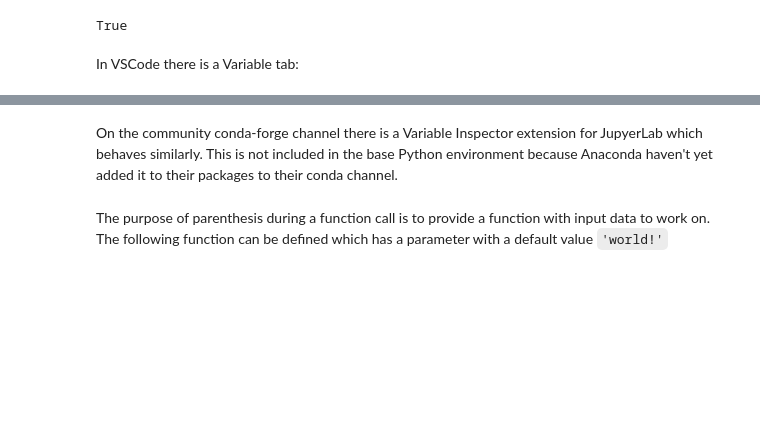
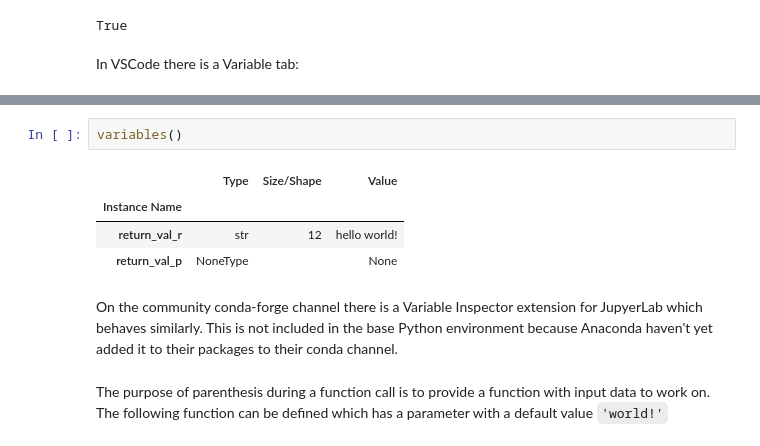
Before and after one commit to PhilipYip1988/python-notebooks, a Jupyter notebook: builtins_module_object/notebook.ipynb, the cells around one changed output, grey strips where cells are left out. Cells and saved outputs as stored; diff of their text form; blank space fills up the shorter version.

```diff
--- a/builtins_module_object/notebook.ipynb
+++ b/builtins_module_object/notebook.ipynb
@@ -198,3 +196,10 @@ Which can be used to view Variables (Instances) in the namespace:
+# %%
+variables()
+# %% [output]
+|  | Type | Size/Shape | Value |
+| Instance Name |  |  |  |
+| return_val_r | str | 12 | hello world! |
+| return_val_p | NoneType |  | None |
 # %% [markdown]
 On the community conda-forge channel there is a Variable Inspector extension for JupyerLab which behaves similarly. This is not included in the base Python environment because Anaconda haven't yet added it to their packages to their conda channel.
 # %% [markdown]
```
Also changed, not shown: parts of 23 cells of this notebook, 19 other files.
